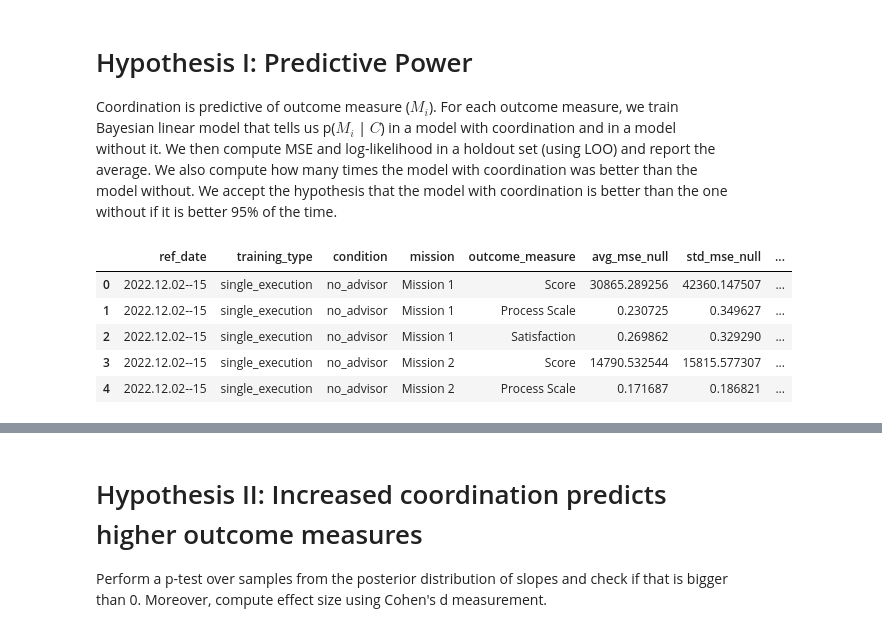
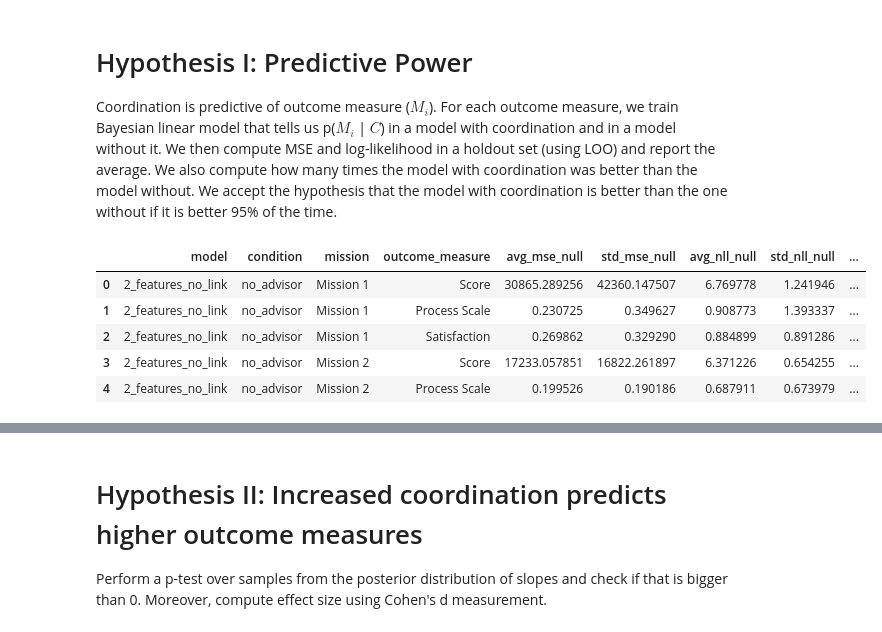
Before and after one commit to paulosoaresua/tomcat-coordination_analysis, a Jupyter notebook: notebooks/IJCAI 2023.ipynb, the cells around one changed output, grey strips where cells are left out. Saved outputs shown, nothing was run; the diff lists cells and outputs as text; code cells hidden in the pictures.

Commit message:
Creating coordination and serialized components

```diff
--- a/notebooks/IJCAI 2023.ipynb
+++ b/notebooks/IJCAI 2023.ipynb
@@ -88,12 +73,15 @@ def team_satisfaction_survey_score(series: BetaCoordinationLatentVocalicsDataSer
 datasets = {
     "no_advisor": load_datasets("no_advisor"),
     "human_advisor": load_datasets("human_advisor"),
-    "tomcat_advisor": load_datasets("tomcat_advisor"),
-    "all_conditions": load_datasets("all_conditions")
+    "tomcat_advisor": load_datasets("tomcat_advisor")
 }
 # %%
-# All models and conditions we want to evaluate
-models = [
-#     {"ref_date":"2023.01.04--12", "training_type":"single_execution_2_features_link"},
-    {"ref_date":"2022.12.07--18", "training_type":"single_execution_4_features"},
-]
+dfs = []
+for i in range(26):
+    dfs.append(pd.read_csv(f"/Users/paulosoares/data/IJCAI_2023/minecraft/inference/no_advisor/2_features_no_link/2023-01-16/inference_table_{i}.csv", index_col=0))
+
+no_inf_df = pd.concat(dfs)
+
+inferences = {
+    "no_advisor": no_inf_df
+}
@@ -233,35 +215,36 @@ def execute_loo(X: np.ndarray, y: np.ndarray, plot: bool = False):
 # %%
 outcome_measures_labels = ["Score", "Process Scale", "Satisfaction"]
 
 results_list = []
 # for condition in ["no_advisor", "human_advisor", "tomcat_advisor", "all_conditions"]:
-for condition in ["no_advisor", "tomcat_advisor"]:
-    for model in models:
-        for i, mission in enumerate(["Mission 1", "Mission 2", "All Missions"]):
+for condition in ["no_advisor"]:#, "tomcat_advisor"]:
+    for model in ["2_features_no_link"]:
+        for i, mission in enumerate(["Mission 1", "Mission 2"]):
             dataset = datasets[condition][i]
-            inferences = load_model_inferences(condition, model["ref_date"], model["training_type"])
-            X = np.array([AGGR_FN(summary.coordination_mean) for summary in inferences[i]])[:, np.newaxis]
-            outcome_measures = [np.array([s.team_score for s in dataset.series]),
-                                np.array([team_process_scale_survey_score(s) for s in dataset.series]),
-                                np.array([team_satisfaction_survey_score(s) for s in dataset.series])]
+            inf_df = inferences[condition]
+
+            X = np.array([inf_df[inf_df["experiment_id"] == s.uuid]["avg_coordination_mean"].values[0] for s in dataset.series if s.uuid not in ["T000614", "T000624"]])[:, None]
+            outcome_measures = [np.array([s.team_score for s in dataset.series if s.uuid not in ["T000614", "T000624"]]),
+                                np.array([team_process_scale_survey_score(s) for s in dataset.series if s.uuid not in ["T000614", "T000624"]]),
+                                np.array([team_satisfaction_survey_score(s) for s in dataset.series if s.uuid not in ["T000614", "T000624"]])]
 
             for j, outcome_measure in enumerate(outcome_measures):
-                results_entry = model.copy()
+                results_entry = {"model": model}
                 results_entry.update({
                     "condition": condition,
                     "mission": mission,
                     "outcome_measure": outcome_measures_labels[j]
                 })
                 results_entry.update(execute_loo(X, outcome_measure))
                 results_list.append(results_entry)
 
 df_h1 = pd.DataFrame.from_dict(results_list)
 df_h1.head()
 # %% [output]
-|  | ref_date | training_type | condition | mission | outcome_measure | avg_mse_null | std_mse_null | ... |
-| 0 | 2022.12.02--15 | single_execution | no_advisor | Mission 1 | Score | 30865.289256 | 42360.147507 | ... |
-| 1 | 2022.12.02--15 | single_execution | no_advisor | Mission 1 | Process Scale | 0.230725 | 0.349627 | ... |
-| 2 | 2022.12.02--15 | single_execution | no_advisor | Mission 1 | Satisfaction | 0.269862 | 0.329290 | ... |
-| 3 | 2022.12.02--15 | single_execution | no_advisor | Mission 2 | Score | 14790.532544 | 15815.577307 | ... |
-| 4 | 2022.12.02--15 | single_execution | no_advisor | Mission 2 | Process Scale | 0.171687 | 0.186821 | ... |
+|  | model | condition | mission | outcome_measure | avg_mse_null | std_mse_null | avg_nll_null | std_nll_null | ... |
+| 0 | 2_features_no_link | no_advisor | Mission 1 | Score | 30865.289256 | 42360.147507 | 6.769778 | 1.241946 | ... |
+| 1 | 2_features_no_link | no_advisor | Mission 1 | Process Scale | 0.230725 | 0.349627 | 0.908773 | 1.393337 | ... |
+| 2 | 2_features_no_link | no_advisor | Mission 1 | Satisfaction | 0.269862 | 0.329290 | 0.884899 | 0.891286 | ... |
+| 3 | 2_features_no_link | no_advisor | Mission 2 | Score | 17233.057851 | 16822.261897 | 6.371226 | 0.654255 | ... |
+| 4 | 2_features_no_link | no_advisor | Mission 2 | Process Scale | 0.199526 | 0.190186 | 0.687911 | 0.673979 | ... |
 # %%
```
Also changed, not shown: parts of 13 cells of this notebook, 14 other files.
